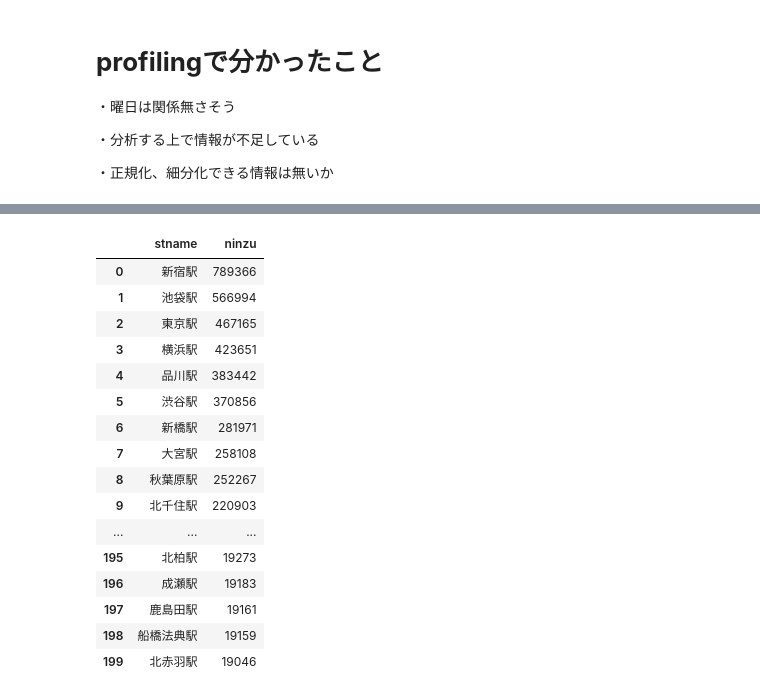
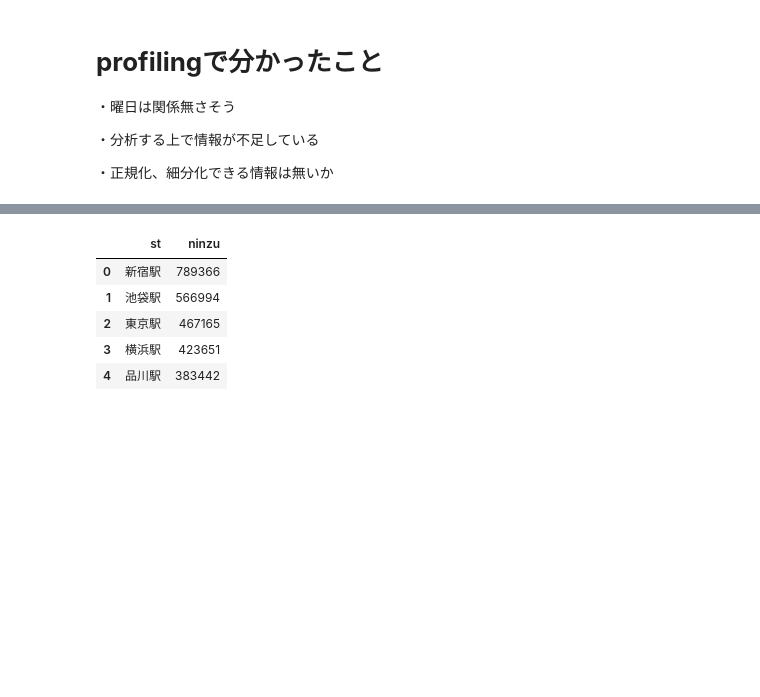
Before and after one commit to soichi-fujiwara/jupyter-notebook, a Jupyter notebook: Web_scraping_Accidents.ipynb, the cells around one changed output, grey strips where cells are left out. Drawn from its saved outputs; the diff is of its cells as text; code cells hidden in the pictures; blank space fills up the shorter version.

```diff
--- a/Web_scraping_Accidents.ipynb
+++ b/Web_scraping_Accidents.ipynb
@@ -222,7 +222,7 @@ from urllib.request import urlopen
 url_pr = 'https://www.jreast.co.jp/passenger/index.html'
 
 # データフレームを定義
-columns = ["stname","ninzu"]
+columns = ["st","ninzu"]
 df_ppl = pd.DataFrame(columns=columns)
 
 html_doc = urlopen(url_pr)
@@ -257,82 +257,71 @@ for row in rows:
   for cell in row.findAll("td"):
     dataRow.append(cell.text)
 
   #listに何か入っている場合
   if dataRow:
 
     v_stname = dataRow[1]+"駅"
     v_ppl = dataRow[4].replace(",","")
 
     # 各データをデータフレームに格納
     se = pd.Series([v_stname,v_ppl], columns)
     df_ppl = df_ppl.append(se, columns)
 
 #TOP100以下
 # 親ページURL
-url_pr = 'https://www.jreast.co.jp/passenger/2018_01.html'
-html_doc = urlopen(url_pr)
+url_pr = 'https://www.jreast.co.jp/passenger/2018_0{0}.html'
 
-# BeautifulSoupでスクレイピング
-soup = BeautifulSoup(html_doc, 'html.parser')
-# ラッピング単位のクラスを取得1
-table  = soup.find_all("table", {"class": "passengerTable fl"})[0]
-rows = table.findAll("tr")
+for i in range(1,6):
+  html_doc = urlopen(url_pr.format(i))
 
-for row in rows:
-  dataRow = []
-  for cell in row.findAll("td"):
-    dataRow.append(cell.text)
+  # BeautifulSoupでスクレイピング
+  soup = BeautifulSoup(html_doc, 'html.parser')
+  # ラッピング単位のクラスを取得1
+  table  = soup.find_all("table", {"class": "passengerTable fl"})[0]
+  rows = table.findAll("tr")
 
-  #listに何か入っている場合
-  if dataRow:
+  for row in rows:
+    dataRow = []
+    for cell in row.findAll("td"):
+      dataRow.append(cell.text)
 
-    v_stname = dataRow[0]+"駅"
-    v_ppl = dataRow[3].replace(",","")
+    #listに何か入っている場合
+    if dataRow:
 
-    # 各データをデータフレームに格納
-    se = pd.Series([v_stname,v_ppl], columns)
-    df_ppl = df_ppl.append(se, columns)
+      v_stname = dataRow[0]+"駅"
+      v_ppl = dataRow[3].replace(",","")
 
-# ラッピング単位のクラスを取得2
-table  = soup.find_all("table", {"class": "passengerTable fr"})[0]
-rows = table.findAll("tr")
+      # 各データをデータフレームに格納
+      se = pd.Series([v_stname,v_ppl], columns)
+      df_ppl = df_ppl.append(se, columns)
 
-for row in rows:
-  dataRow = []
-  for cell in row.findAll("td"):
-    dataRow.append(cell.text)
+  # ラッピング単位のクラスを取得2
+  table  = soup.find_all("table", {"class": "passengerTable fr"})[0]
+  rows = table.findAll("tr")
 
-  #listに何か入っている場合
-  if dataRow:
+  for row in rows:
+    dataRow = []
+    for cell in row.findAll("td"):
+      dataRow.append(cell.text)
 
-    v_stname = dataRow[0]+"駅"
-    v_ppl = dataRow[3].replace(",","")
+    #listに何か入っている場合
+    if dataRow:
 
-    # 各データをデータフレームに格納
-    se = pd.Series([v_stname,v_ppl], columns)
-    df_ppl = df_ppl.append(se, columns)
+      v_stname = dataRow[0]+"駅"
+      v_ppl = dataRow[3].replace(",","")
 
-#
+      # 各データをデータフレームに格納
+      se = pd.Series([v_stname,v_ppl], columns)
+      df_ppl = df_ppl.append(se, columns)
+
 # 収集したデータをCSV形式で保存
 filename = "Train_People.csv"
 df_ppl.to_csv(filename, encoding = 'utf-8')
-
-df_ppl
+df_ppl.head()
 # %% [output]
-|  | stname | ninzu |
+|  | st | ninzu |
 | 0 | 新宿駅 | 789366 |
 | 1 | 池袋駅 | 566994 |
 | 2 | 東京駅 | 467165 |
 | 3 | 横浜駅 | 423651 |
 | 4 | 品川駅 | 383442 |
-| 5 | 渋谷駅 | 370856 |
-| 6 | 新橋駅 | 281971 |
-| 7 | 大宮駅 | 258108 |
-| 8 | 秋葉原駅 | 252267 |
-| 9 | 北千住駅 | 220903 |
-| ... | ... | ... |
-| 195 | 北柏駅 | 19273 |
-| 196 | 成瀬駅 | 19183 |
-| 197 | 鹿島田駅 | 19161 |
-| 198 | 船橋法典駅 | 19159 |
-| 199 | 北赤羽駅 | 19046 |
```
Also changed, not shown: parts of 3 cells of this notebook.
